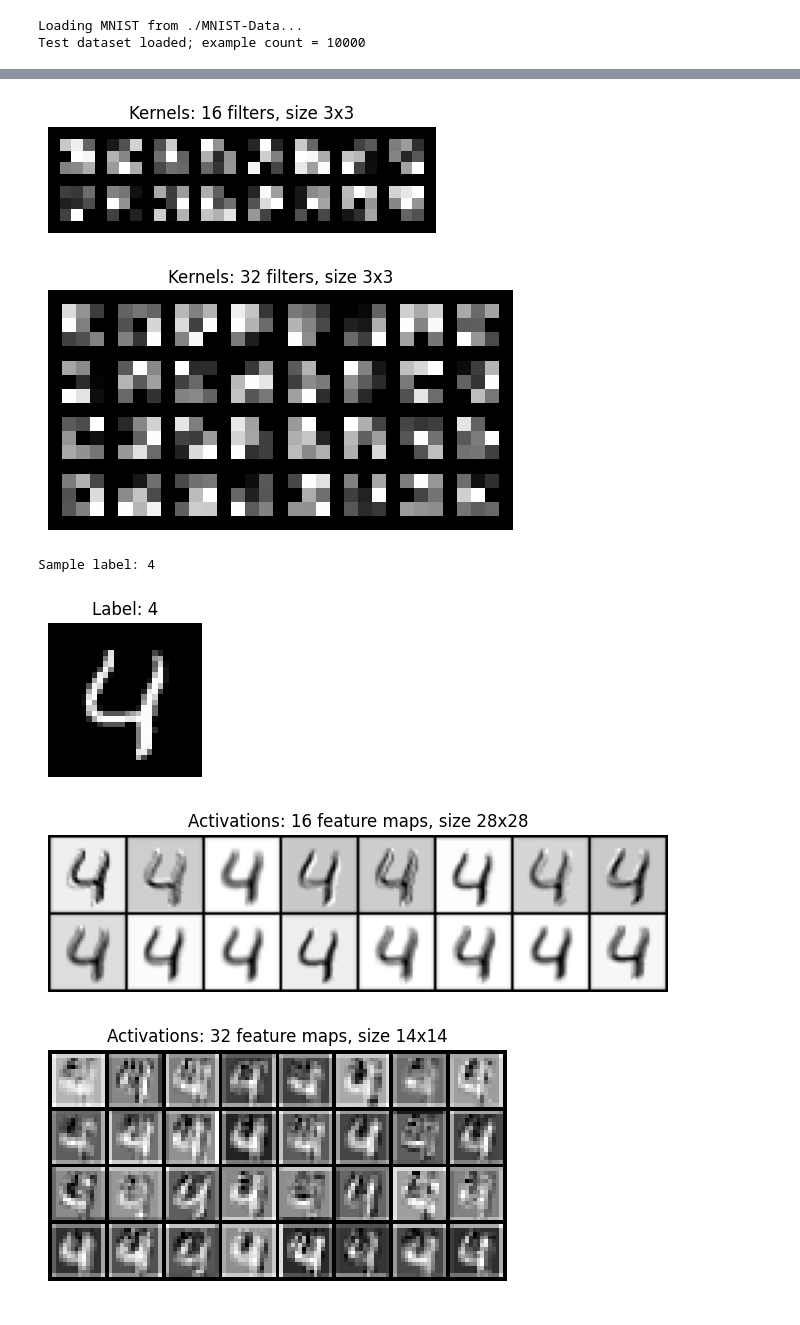
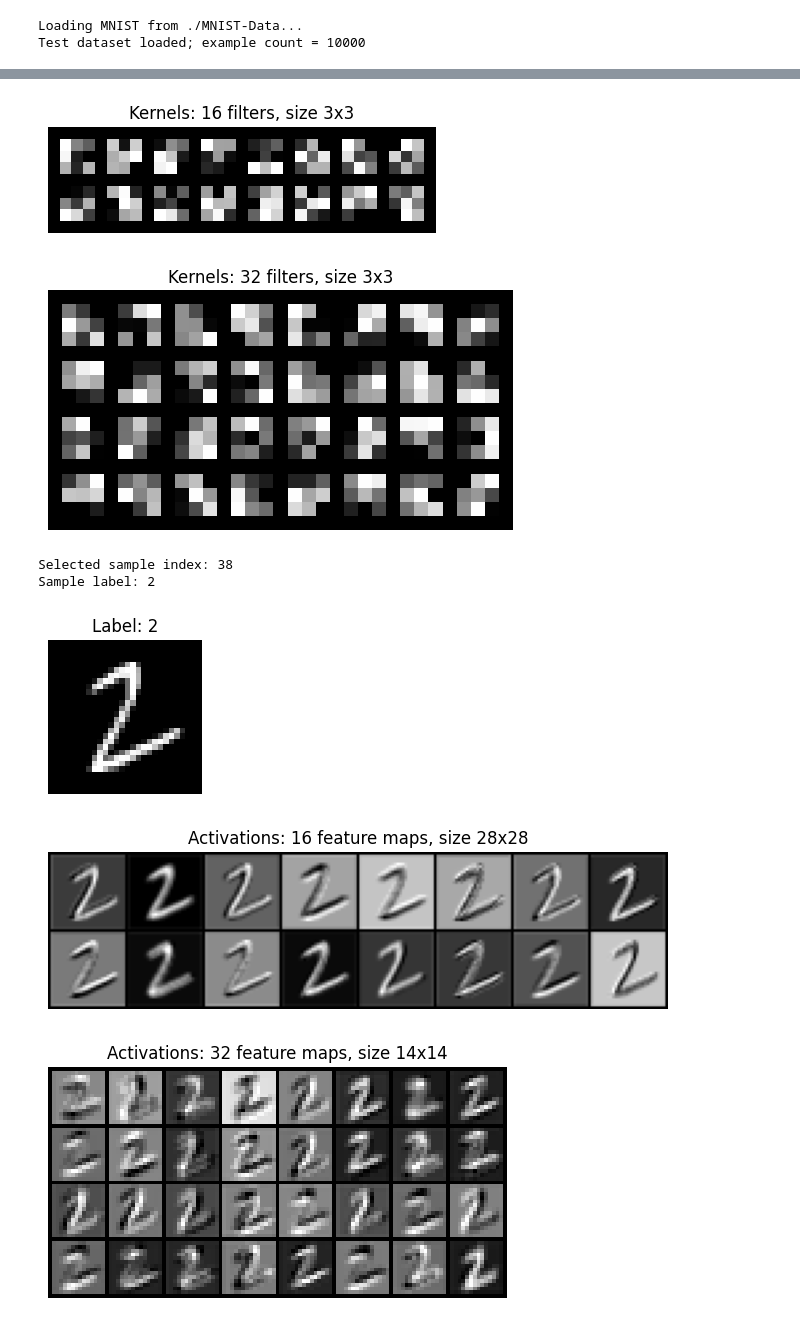
Before and after one commit to tanish-ml/MNIST-Classifier, a Jupyter notebook: conv_visualization.ipynb, the cells around one changed output, grey strips where cells are left out. Cells and saved outputs as stored; diff of their text form; code cells hidden in the pictures.

```diff
--- a/conv_visualization.ipynb
+++ b/conv_visualization.ipynb
@@ -33,8 +33,8 @@ class SimpleCNN(nn.Module):
         self.conv1 = nn.Conv2d(in_channels=1, out_channels=16, kernel_size=3, padding=1)
         self.pool = nn.MaxPool2d(kernel_size=2, stride=2)
         self.conv2 = nn.Conv2d(16, 32, kernel_size=3, padding=1)
-        self.fc1 = nn.Linear(32 * 7 * 7, 10)
-        self.fc2 = nn.Linear(10, 10)
+        self.fc1 = nn.Linear(32 * 7 * 7, 125)
+        self.fc2 = nn.Linear(125, 10)
 
     def forward(self, x):
         x = self.pool(torch.relu(self.conv1(x)))
@@ -132,38 +134,41 @@ model = SimpleCNN().to(Config.DEVICE)
 if os.path.exists(Config.MODEL_SAVE_PATH):
     try:
         state = torch.load(Config.MODEL_SAVE_PATH, map_location=Config.DEVICE)
         model.load_state_dict(state)
         print(f'Loaded weights from {Config.MODEL_SAVE_PATH}')
     except Exception as e:
         print('Could not load weights:', e)
 else:
     print(f'No checkpoint found at {Config.MODEL_SAVE_PATH}; using randomly initialized model')
 
 # Visualize conv1 kernels
 visualize_kernels(model.conv1, ncols=8, figsize=(5,5))
 
 # Visualize conv2 kernels (these are averaged over input channels for display)
 visualize_kernels(model.conv2, ncols=8, figsize=(6,6))
 
 # Take one sample from test_loader and visualize activations
 images, labels = next(iter(test_loader))
-img = images[4]  # shape [1,28,28]
-label = labels[4].item()
+x = random.randint(0, len(images) - 1)
+print (f'Selected sample index: {x}')
+img = images[x]  # shape [1,28,28]
+label = labels[x].item()
 print('Sample label:', label)
 
 # show the input image (unnormalized for display)
 mean = 0.1307; std = 0.3081
 img_disp = img.squeeze(0).cpu() * std + mean
 plt.figure(figsize=(2,2)); plt.imshow(img_disp.numpy(), cmap='gray'); plt.axis('off'); plt.title(f'Label: {label}')
 
 # Visualize activations for conv1 and conv2
 visualize_activations(model, model.conv1, img, device=Config.DEVICE, ncols=8, figsize=(8,3))
 visualize_activations(model, model.conv2, img, device=Config.DEVICE, ncols=8, figsize=(10,3))
 # %% [output]
 Loaded weights from best_mnist_cnn.pth
-[figure, old version]
+[figure, new version]
-[figure, old version]
+[figure, new version]
-Sample label: 4
+Selected sample index: 38
+Sample label: 2
-[figure, old version]
+[figure, new version]
-[figure, old version]
+[figure, new version]
-[figure, old version]
+[figure, new version]
```
Also changed, not shown: parts of 1 cell of this notebook, 2 other files.
